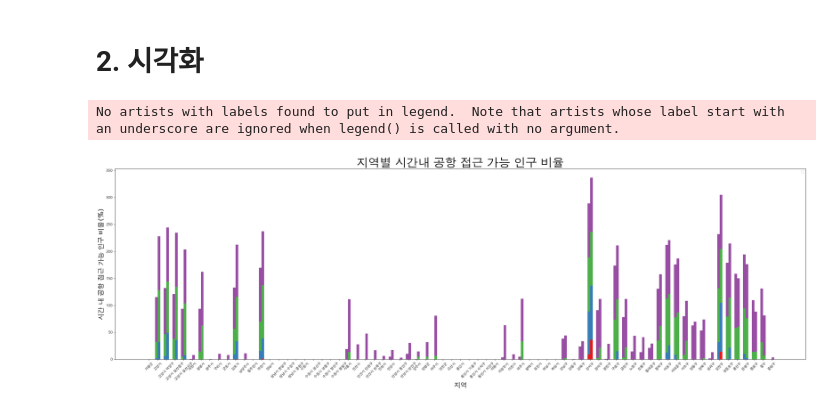
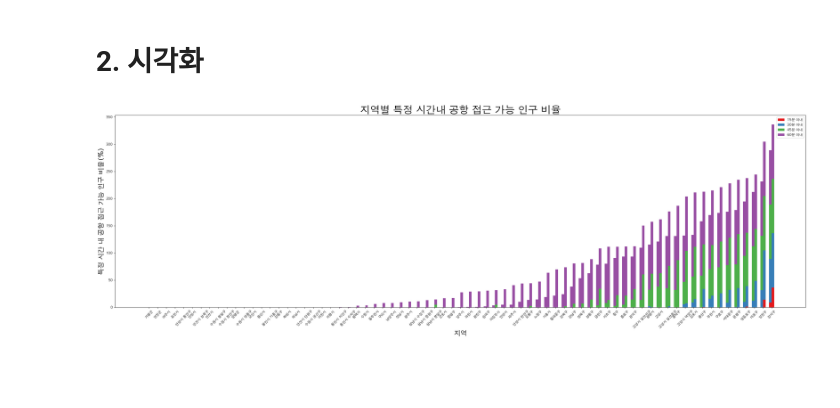
Before and after one commit to kyungheee/2024-Incheon-International-Airport-MaaS-Project, a Jupyter notebook: data_analysis/2021 대중교통 이용률 분석.ipynb, the cells around one changed output. Saved outputs shown, nothing was run; the diff lists cells and outputs as text; code cells hidden in the pictures; blank space fills up the shorter version.

```diff
--- a/data_analysis/2021 대중교통 이용률 분석.ipynb
+++ b/data_analysis/2021 대중교통 이용률 분석.ipynb
@@ -82,37 +82,46 @@ grouped_df.to_csv('2021_data.csv', index=True)
 # %%
 import matplotlib.pyplot as plt
 import matplotlib.font_manager as fm
 import seaborn as sns
 import numpy as np
 
 plt.rc('font', family='AppleGothic')
 
+grouped_df['total'] = grouped_df[value_columns].sum(axis=1)
+grouped_df = grouped_df.sort_values(by='total')
+
+
 regions = grouped_df['HDCD_SGG_NM_Unnamed: 8_level_1'].unique()
 modes = grouped_df['Mode_NM_Unnamed: 14_level_1'].unique()
+legend_labels = ['15분 이내', '30분 이내', '45분 이내', '60분 이내']
 
 colors = sns.color_palette('Set1')
 
 fig, ax = plt.subplots(figsize=(30,10))
 
 bar_width=0.3
 index = np.arange(len(regions))
 
 for i, mode in enumerate(modes):
-    mode_df = grouped_df[grouped_df['Mode_NM_Unnamed: 14_level_1']==mode]
-    for j, value in enumerate(value_columns):
+    mode_df = grouped_df[grouped_df['Mode_NM_Unnamed: 14_level_1'] == mode]
+    for j, (value, label) in enumerate(zip(value_columns, legend_labels)):
         heights = mode_df[value].values
-        bottom =mode_df[value_columns[:j]].sum(axis=1).values if j >0 else 0
-        ax.bar(index+i*bar_width, heights, bar_width, bottom=bottom,color=colors[j])
+        bottom = mode_df[value_columns[:j]].sum(axis=1).values if j > 0 else np.zeros(len(heights))
+        ax.bar(index + i * bar_width, heights, bar_width, bottom=bottom, color=colors[j], label=label if i == 0 else "")
+
+handles, labels = ax.get_legend_handles_labels()
+by_label = dict(zip(labels, handles))
+ax.legend(by_label.values(), by_label.keys(), fontsize=15)
+
 
 ax.set_xlabel('지역', fontsize=20)
 ax.set_ylabel('특정 시간 내 공항 접근 가능 인구 비율(%)', fontsize=20)
-ax.set_title('지역별 특정 시간내 공항 접근 가능 인구 비율', fontsize=35)
+ax.set_title('지역별 특정 시간내 공항 접근 가능 인구 비율', fontsize=30)
 ax.set_xticks(index+bar_width/2)
 ax.set_xticklabels(regions, rotation=45)
 ax.legend()
 
 plt.tight_layout()
 plt.show()
 # %% [output]
-No artists with labels found to put in legend.  Note that artists whose label start with an underscore are ignored when legend() is called with no argument.
-[figure, old version]
+[figure, new version]
```
